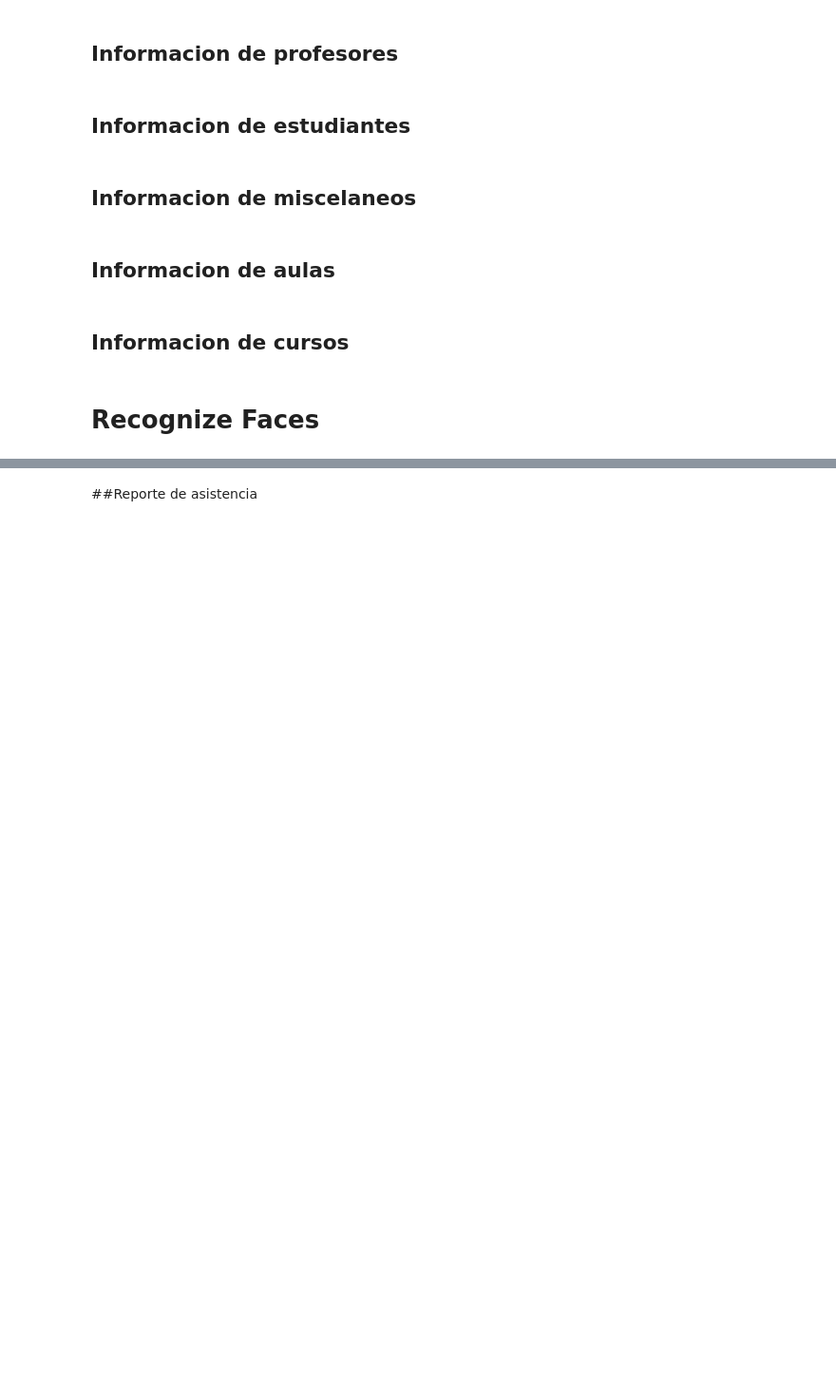
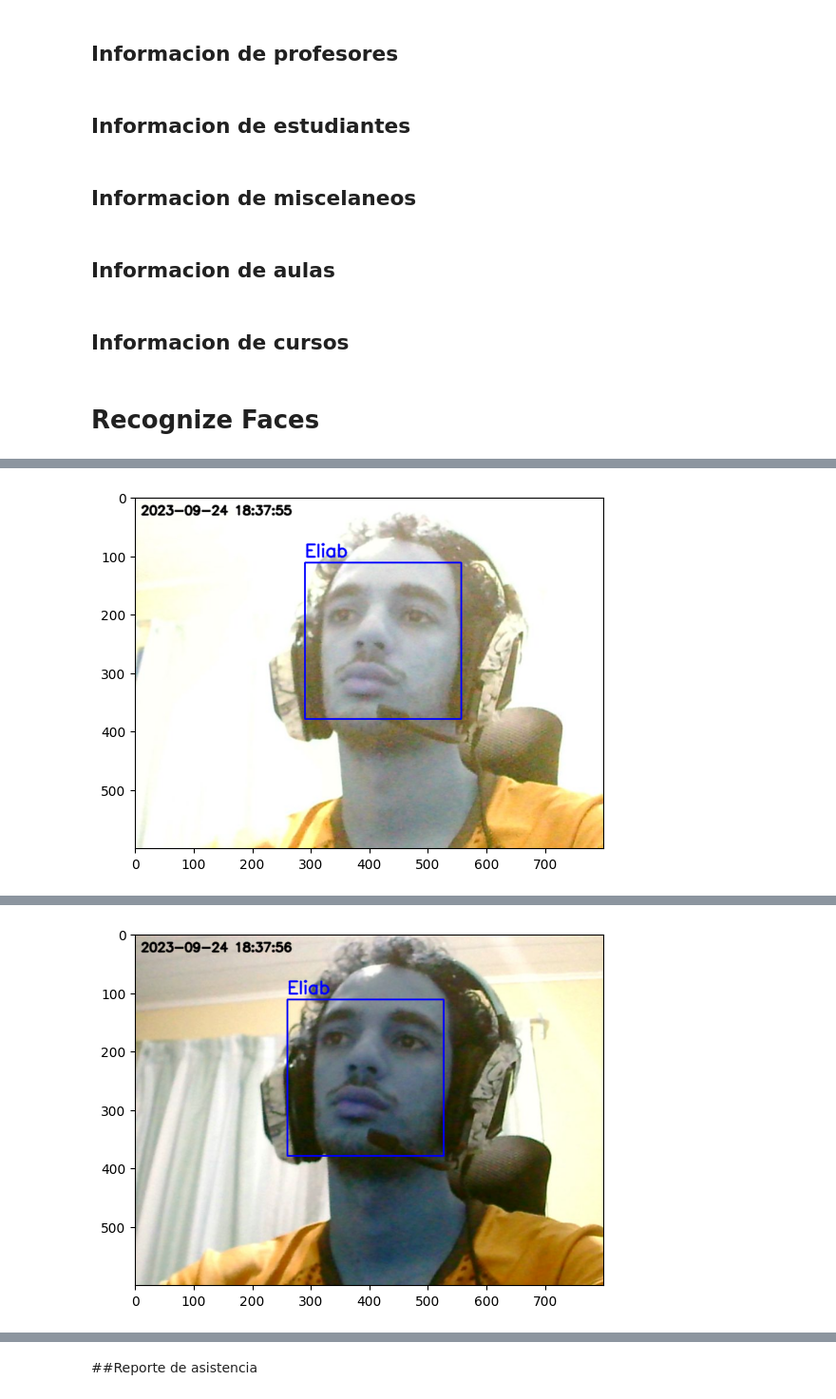
Before and after one commit to Ran147/Project_T, a Jupyter notebook: FR_face_recognition__estudiantes_proyecto.ipynb, the cells around one changed output, grey strips where cells are left out. Shown at 95% size. Drawn from its saved outputs; the diff is of its cells as text; code cells hidden in the pictures; blank space fills up the shorter version.

```diff
--- a/FR_face_recognition__estudiantes_proyecto.ipynb
+++ b/FR_face_recognition__estudiantes_proyecto.ipynb
@@ -668,6 +676,7 @@ while True:
           ate.append(match_name)
           ate.append(img_path)
           ate.append(current_time)
+          ate.append("This person did attend")
           registered_attendance.append(ate)
 
 
@@ -699,3 +708,6 @@ while True:
   plt.imshow(img)
   plt.show()
   i += 1
+  print(ate)
+  print(registered_attendance)
+# %% [output]
@@ -701,0 +715 @@ while True:
+[figure, added]
@@ -701,0 +718 @@ while True:
+[figure, added]
```
Also changed, not shown: parts of 5 cells of this notebook.
